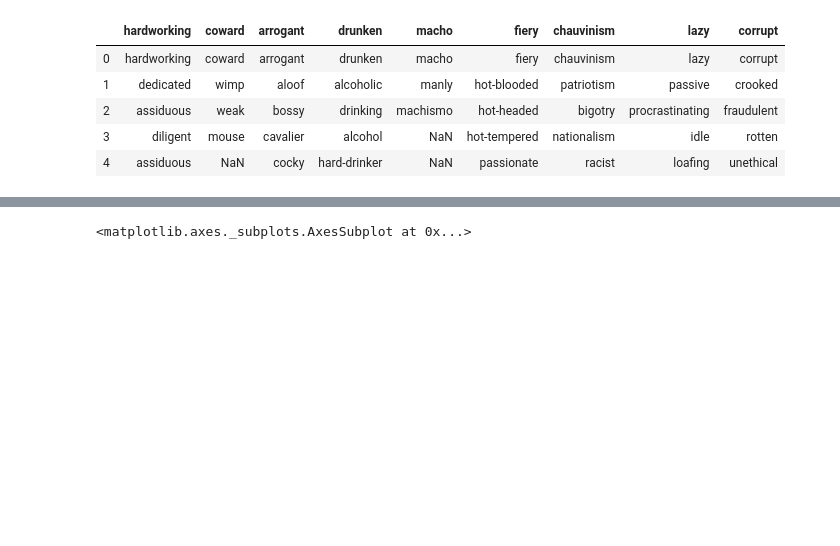
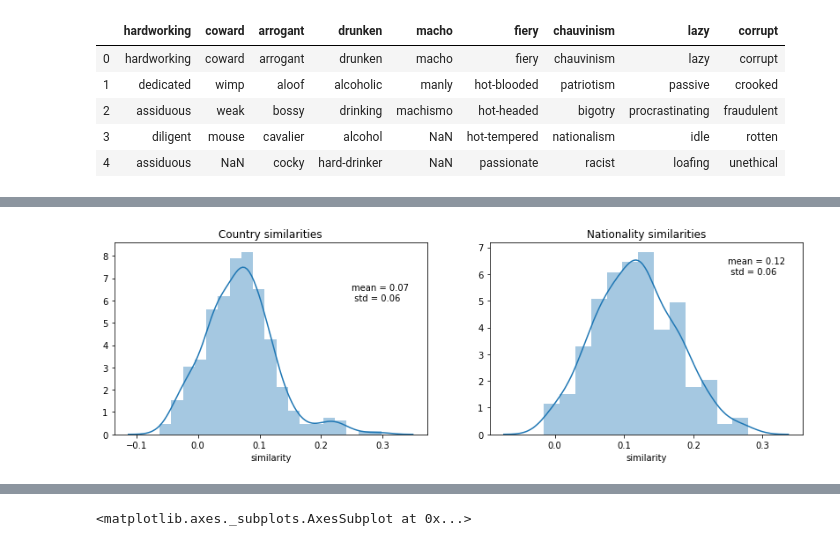
Before and after one commit to SamArgt/BiasWordVec, a Jupyter notebook: europe_stereotypes_analysis.ipynb, the cells around one changed output, grey strips where cells are left out. Saved outputs shown, nothing was run; the diff lists cells and outputs as text; code cells hidden in the pictures; blank space fills up the shorter version.

```diff
--- a/europe_stereotypes_analysis.ipynb
+++ b/europe_stereotypes_analysis.ipynb
@@ -134,3 +202,18 @@ results_df.loc[(results_df.nationality=='british')&(results_df.stereotype=='drun
+# %%
+f, (ax1, ax2) = plt.subplots(nrows=1, ncols=2, figsize=(14,4))
+sub_df1 = results_df.loc[results_df.nationality_country.isin(nationalities[:,0])]
+sub_df2 = results_df.loc[results_df.nationality_country.isin(nationalities[:,1])]
+m1, m2 = round(sub_df1.similarity.mean(),2),  round(sub_df2.similarity.mean(),2)
+std1, std2 = round(sub_df1.similarity.std(), 2), round(sub_df2.similarity.std(), 2)
+sns.distplot(sub_df1.similarity, ax=ax1)
+ax1.text(s = 'mean = {} \n std = {}'.format(m1, std1),x = 0.25, y = 6)
+sns.distplot(sub_df2.similarity, ax=ax2)
+ax2.text(s = 'mean = {} \n std = {}'.format(m2, std2),x = 0.25, y = 6)
+ax1.set_title("Country similarities")
+ax2.set_title("Nationality similarities")
+plt.show()
+# %% [output]
+[figure, added]
 # %%
 f, axes = plt.subplots(nrows=3, ncols=3, figsize=(22,16), sharey=True)
 axes = axes.flatten()
```
Also changed, not shown: parts of 33 cells of this notebook.
